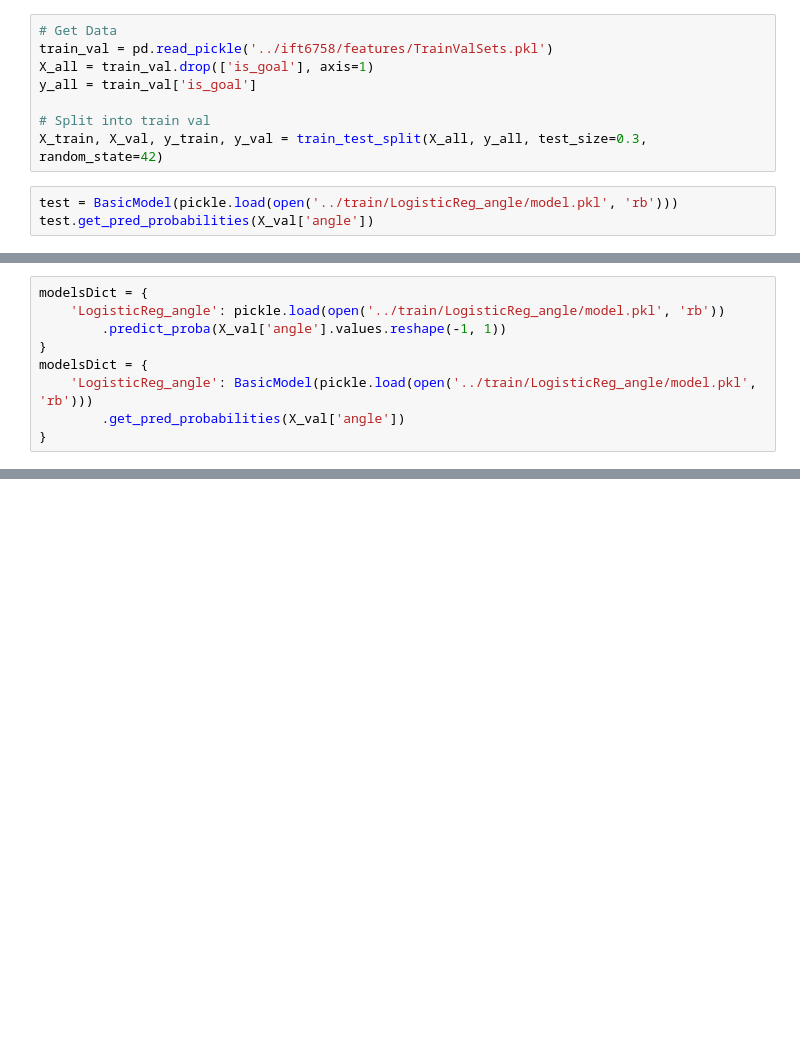
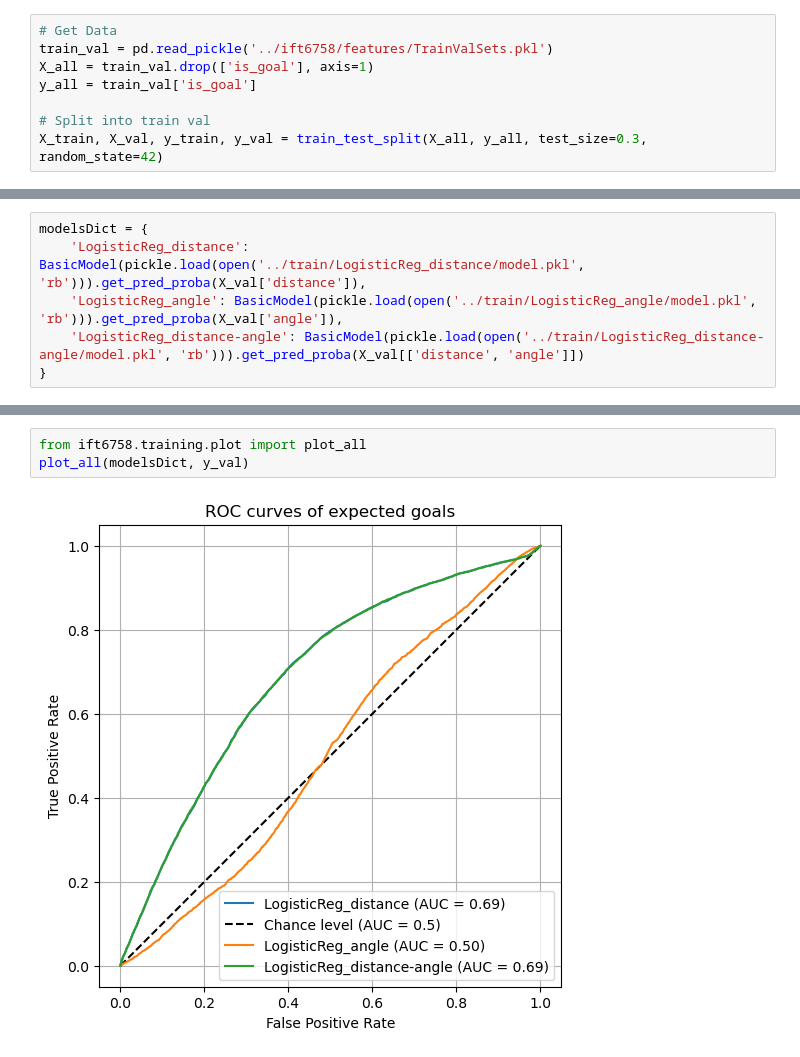
Before and after one commit to Jay-D13/IFT6758-A5-NHL, a Jupyter notebook: notebooks/3 - Basic models.ipynb, the cells around one changed output, grey strips where cells are left out. Drawn from its saved outputs; the diff is of its cells as text; blank space fills up the shorter version.

Commit message:
Generate plot for the 3 basic models

```diff
--- a/notebooks/3 - Basic models.ipynb
+++ b/notebooks/3 - Basic models.ipynb
@@ -16,6 +14,3 @@ y_all = train_val['is_goal']
 
 # Split into train val
 X_train, X_val, y_train, y_val = train_test_split(X_all, y_all, test_size=0.3, random_state=42)
-# %%
-test = BasicModel(pickle.load(open('../train/LogisticReg_angle/model.pkl', 'rb')))
-test.get_pred_probabilities(X_val['angle'])
@@ -24,9 +17,6 @@ IndexError: tuple index out of range
 # %%
 modelsDict = {
-    'LogisticReg_angle': pickle.load(open('../train/LogisticReg_angle/model.pkl', 'rb'))
-        .predict_proba(X_val['angle'].values.reshape(-1, 1))
+    'LogisticReg_distance': BasicModel(pickle.load(open('../train/LogisticReg_distance/model.pkl', 'rb'))).get_pred_proba(X_val['distance']),
+    'LogisticReg_angle': BasicModel(pickle.load(open('../train/LogisticReg_angle/model.pkl', 'rb'))).get_pred_proba(X_val['angle']),
+    'LogisticReg_distance-angle': BasicModel(pickle.load(open('../train/LogisticReg_distance-angle/model.pkl', 'rb'))).get_pred_proba(X_val[['distance', 'angle']])
 }
-modelsDict = {
-    'LogisticReg_angle': BasicModel(pickle.load(open('../train/LogisticReg_angle/model.pkl', 'rb')))
-        .get_pred_probabilities(X_val['angle'])
-}
@@ -43,0 +23,5 @@ plot_all({'reg_log-distance': y_pred_prob}, y_val, save_to_folder='../train/exp/
+# %%
+from ift6758.training.plot import plot_all
+plot_all(modelsDict, y_val)
+# %% [output]
+[figure, added]
```
Also changed, not shown: parts of 5 cells of this notebook, 1 other file.
